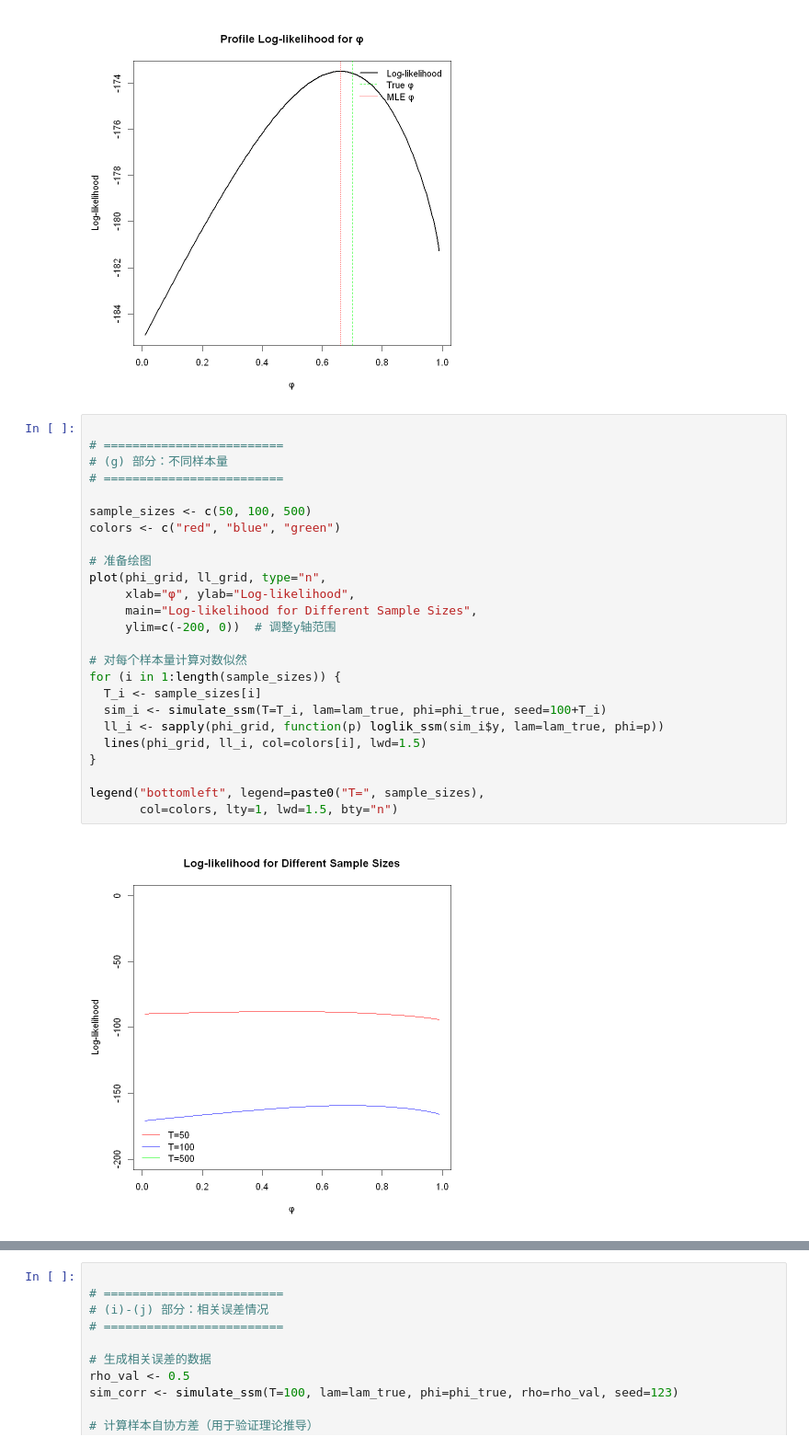
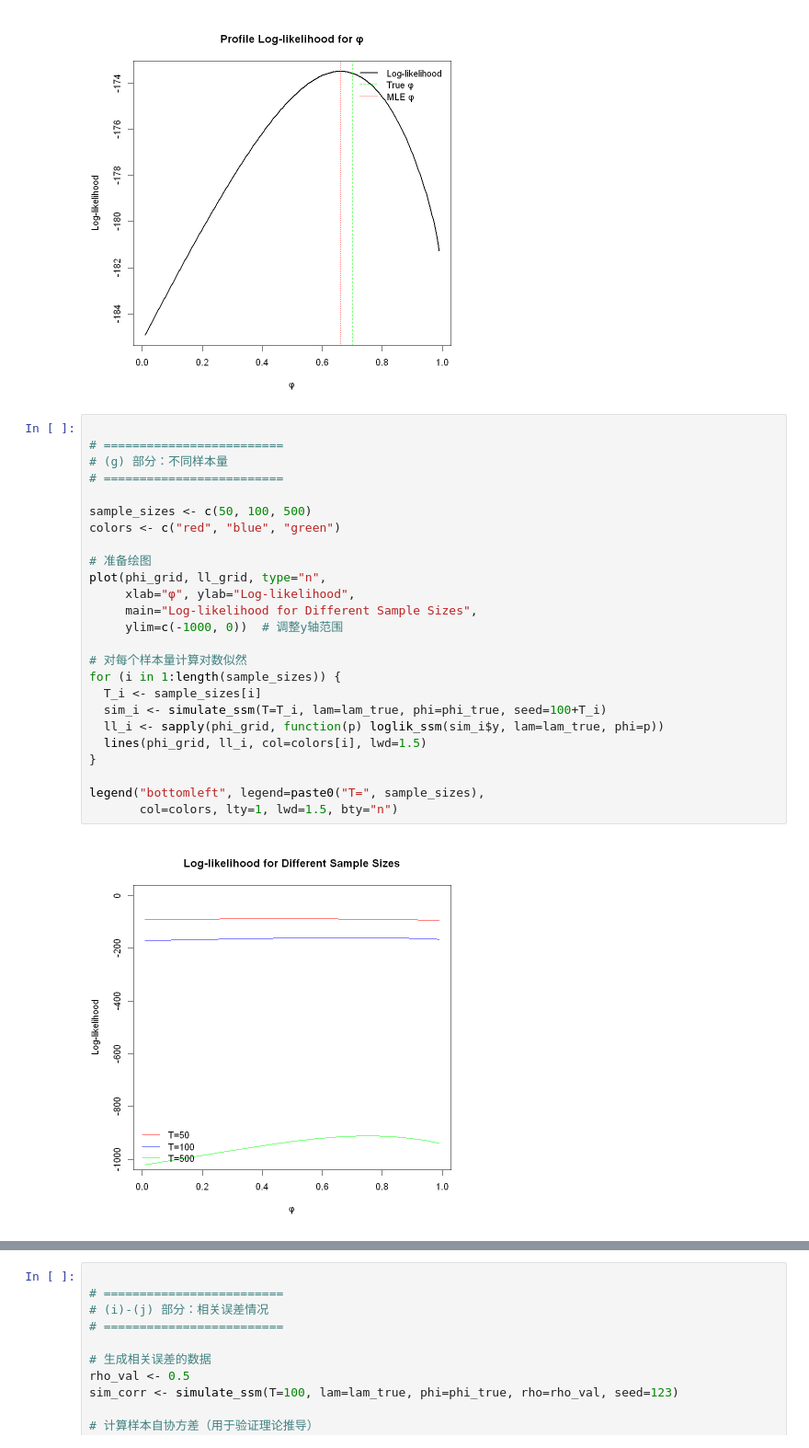
Before and after one commit to Manjusaka666/IHEID, a Jupyter notebook: Topics in Econometrics/PS/PS2.ipynb, the cells around one changed output, grey strips where cells are left out. Shown at 92% size. Saved outputs shown, nothing was run; the diff lists cells and outputs as text.

```diff
--- a/Topics in Econometrics/PS/PS2.ipynb
+++ b/Topics in Econometrics/PS/PS2.ipynb
@@ -165,30 +165,30 @@ Grid search MLE: φ_hat = 0.6601 (true φ = 0.70)
 # %%
 
 # =========================
 # (g) 部分：不同样本量
 # =========================
 
 sample_sizes <- c(50, 100, 500)
 colors <- c("red", "blue", "green")
 
 # 准备绘图
 plot(phi_grid, ll_grid, type="n",
      xlab="φ", ylab="Log-likelihood",
      main="Log-likelihood for Different Sample Sizes",
-     ylim=c(-200, 0))  # 调整y轴范围
+     ylim=c(-1000, 0))  # 调整y轴范围
 
 # 对每个样本量计算对数似然
 for (i in 1:length(sample_sizes)) {
   T_i <- sample_sizes[i]
   sim_i <- simulate_ssm(T=T_i, lam=lam_true, phi=phi_true, seed=100+T_i)
   ll_i <- sapply(phi_grid, function(p) loglik_ssm(sim_i$y, lam=lam_true, phi=p))
   lines(phi_grid, ll_i, col=colors[i], lwd=1.5)
 }
 
 legend("bottomleft", legend=paste0("T=", sample_sizes),
        col=colors, lty=1, lwd=1.5, bty="n")
 # %% [output]
-[figure, old version]
+[figure, new version]
 # %%
 
 # =========================
```
Also changed, not shown: parts of 1 cell of this notebook, 2 other files.
